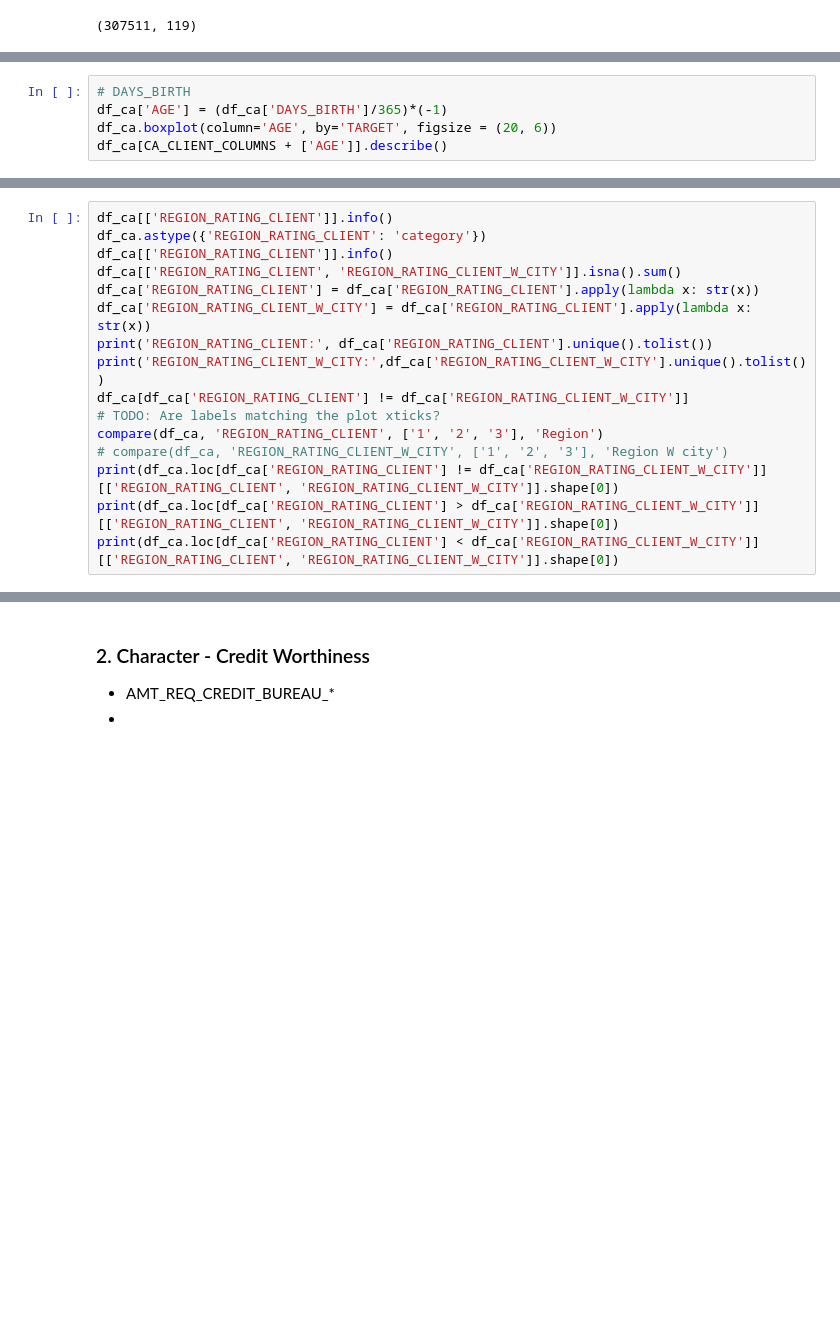
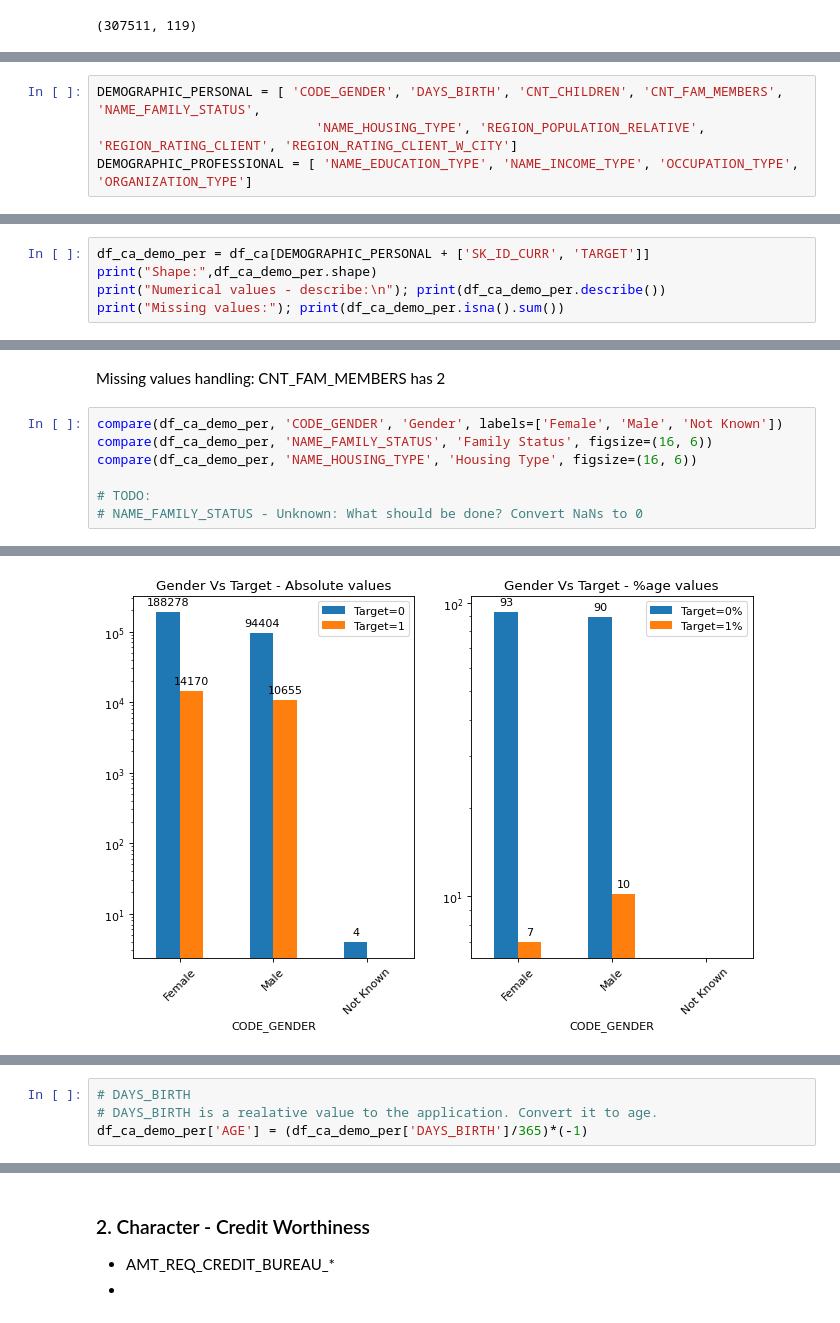
Before and after one commit to sreedevigattu/crediteda, a Jupyter notebook: CreditEDA.ipynb, the cells around one changed output, grey strips where cells are left out. Saved outputs shown, nothing was run; the diff lists cells and outputs as text; blank space fills up the shorter version.

Commit message:
Demographic - PERSONAL,PROFESSIONAL

```diff
--- a/CreditEDA.ipynb
+++ b/CreditEDA.ipynb
@@ -742,5 +657,0 @@ Unaccompanied    248526     20337    228189        8.0       92.0
-# %%
-# DAYS_BIRTH
-df_ca['AGE'] = (df_ca['DAYS_BIRTH']/365)*(-1)
-df_ca.boxplot(column='AGE', by='TARGET', figsize = (20, 6))
-df_ca[CA_CLIENT_COLUMNS + ['AGE']].describe()
@@ -758,16 +657,0 @@ df_ca[CA_CLIENT_COLUMNS + ['AGE']].describe()
-# %%
-df_ca[['REGION_RATING_CLIENT']].info()
-df_ca.astype({'REGION_RATING_CLIENT': 'category'})
-df_ca[['REGION_RATING_CLIENT']].info()
-df_ca[['REGION_RATING_CLIENT', 'REGION_RATING_CLIENT_W_CITY']].isna().sum()
-df_ca['REGION_RATING_CLIENT'] = df_ca['REGION_RATING_CLIENT'].apply(lambda x: str(x))
-df_ca['REGION_RATING_CLIENT_W_CITY'] = df_ca['REGION_RATING_CLIENT'].apply(lambda x: str(x))
-print('REGION_RATING_CLIENT:', df_ca['REGION_RATING_CLIENT'].unique().tolist())
-print('REGION_RATING_CLIENT_W_CITY:',df_ca['REGION_RATING_CLIENT_W_CITY'].unique().tolist())
-df_ca[df_ca['REGION_RATING_CLIENT'] != df_ca['REGION_RATING_CLIENT_W_CITY']]
-# TODO: Are labels matching the plot xticks?
-compare(df_ca, 'REGION_RATING_CLIENT', ['1', '2', '3'], 'Region')
-# compare(df_ca, 'REGION_RATING_CLIENT_W_CITY', ['1', '2', '3'], 'Region W city')
-print(df_ca.loc[df_ca['REGION_RATING_CLIENT'] != df_ca['REGION_RATING_CLIENT_W_CITY']][['REGION_RATING_CLIENT', 'REGION_RATING_CLIENT_W_CITY']].shape[0])
-print(df_ca.loc[df_ca['REGION_RATING_CLIENT'] > df_ca['REGION_RATING_CLIENT_W_CITY']][['REGION_RATING_CLIENT', 'REGION_RATING_CLIENT_W_CITY']].shape[0])
-print(df_ca.loc[df_ca['REGION_RATING_CLIENT'] < df_ca['REGION_RATING_CLIENT_W_CITY']][['REGION_RATING_CLIENT', 'REGION_RATING_CLIENT_W_CITY']].shape[0])
@@ -776,0 +661,4 @@ print(df_ca.loc[df_ca['REGION_RATING_CLIENT'] < df_ca['REGION_RATING_CLIENT_W_CI
+# %%
+DEMOGRAPHIC_PERSONAL = [ 'CODE_GENDER', 'DAYS_BIRTH', 'CNT_CHILDREN', 'CNT_FAM_MEMBERS', 'NAME_FAMILY_STATUS',
+                            'NAME_HOUSING_TYPE', 'REGION_POPULATION_RELATIVE', 'REGION_RATING_CLIENT', 'REGION_RATING_CLIENT_W_CITY']
+DEMOGRAPHIC_PROFESSIONAL = [ 'NAME_EDUCATION_TYPE', 'NAME_INCOME_TYPE', 'OCCUPATION_TYPE', 'ORGANIZATION_TYPE']
@@ -776,0 +667,5 @@ print(df_ca.loc[df_ca['REGION_RATING_CLIENT'] < df_ca['REGION_RATING_CLIENT_W_CI
+# %%
+df_ca_demo_per = df_ca[DEMOGRAPHIC_PERSONAL + ['SK_ID_CURR', 'TARGET']]
+print("Shape:",df_ca_demo_per.shape)
+print("Numerical values - describe:\n"); print(df_ca_demo_per.describe())
+print("Missing values:"); print(df_ca_demo_per.isna().sum())
@@ -776,0 +690,10 @@ print(df_ca.loc[df_ca['REGION_RATING_CLIENT'] < df_ca['REGION_RATING_CLIENT_W_CI
+# %% [markdown]
+Missing values handling: CNT_FAM_MEMBERS has 2
+# %%
+compare(df_ca_demo_per, 'CODE_GENDER', 'Gender', labels=['Female', 'Male', 'Not Known'])
+compare(df_ca_demo_per, 'NAME_FAMILY_STATUS', 'Family Status', figsize=(16, 6))
+compare(df_ca_demo_per, 'NAME_HOUSING_TYPE', 'Housing Type', figsize=(16, 6))
+
+# TODO:
+# NAME_FAMILY_STATUS - Unknown: What should be done? Convert NaNs to 0
+# %% [output]
@@ -776,0 +717 @@ print(df_ca.loc[df_ca['REGION_RATING_CLIENT'] < df_ca['REGION_RATING_CLIENT_W_CI
+[figure, added]
@@ -776,0 +720,4 @@ print(df_ca.loc[df_ca['REGION_RATING_CLIENT'] < df_ca['REGION_RATING_CLIENT_W_CI
+# %%
+# DAYS_BIRTH
+# DAYS_BIRTH is a realative value to the application. Convert it to age.
+df_ca_demo_per['AGE'] = (df_ca_demo_per['DAYS_BIRTH']/365)*(-1)
```
Also changed, not shown: parts of 59 cells of this notebook.
